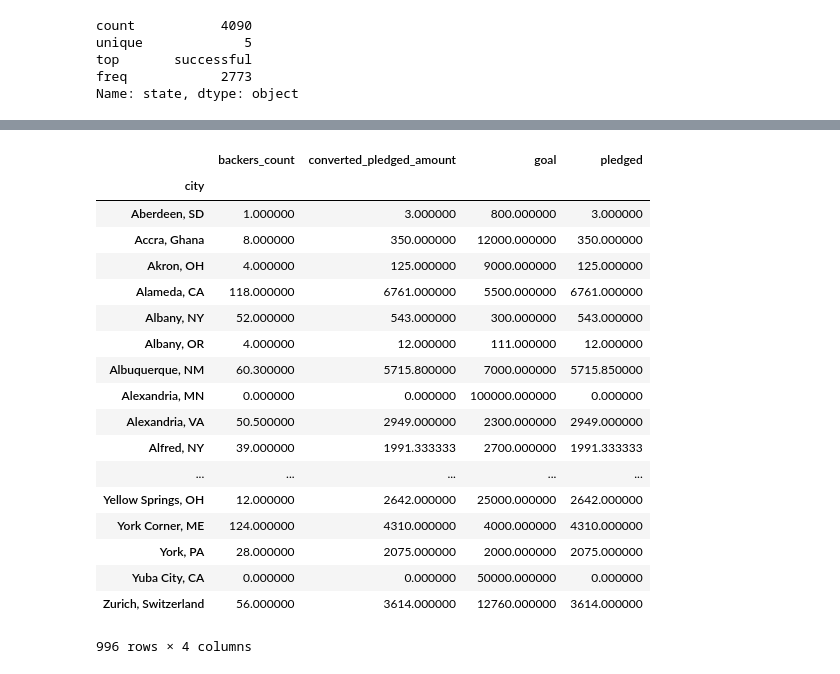
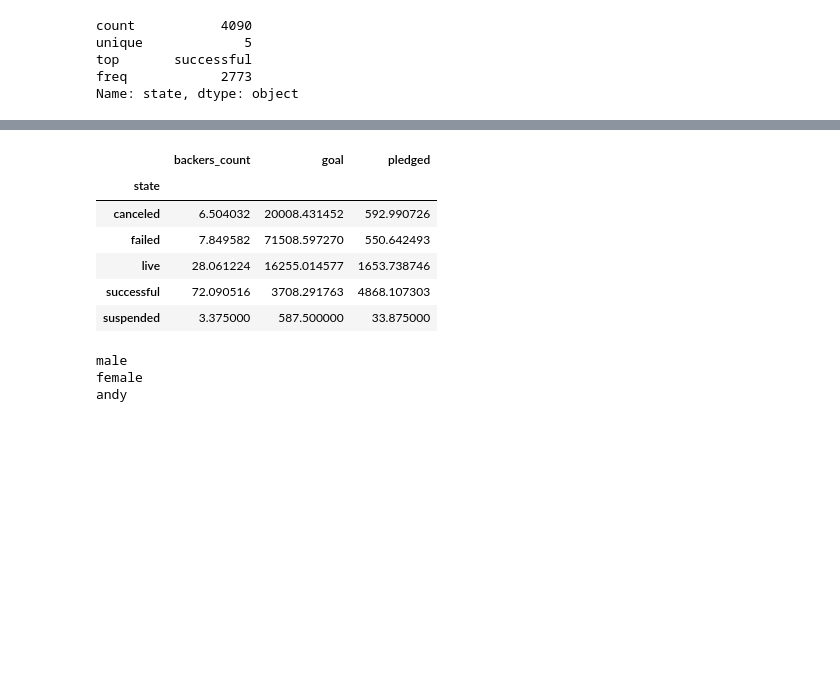
Before and after one commit to fansi-sifan/Kickstarter_survivor, a Jupyter notebook: Kickstarter_survivors.ipynb, the cells around one changed output, grey strips where cells are left out. Drawn from its saved outputs; the diff is of its cells as text; code cells hidden in the pictures; blank space fills up the shorter version.

Commit message:
pivot table

```diff
--- a/Kickstarter_survivors.ipynb
+++ b/Kickstarter_survivors.ipynb
@@ -120,10 +91,8 @@ Name: prep, Length: 4090, dtype: timedelta64[ns]
 # %%
-# keep only US observations
-df_sample = sample_data[sample_data.country == "US"]
-df_sample.info()
-
 # keep selected columns
 col = ['country','backers_count','goal','launched_at','deadline','state_changed_at','state',
        'pledged','city','creator_name','subcat','life','duration','prep']
-df_sample = df_sample[col]
+df_sample = sample_data[col]
+
+df_sample.groupby('city').describe()
 # %% [output]
@@ -170,22 +119,39 @@ df_sample.groupby('city').describe()
 # %%
-pd.pivot_table(df_sample,index=["city"])
+pd.pivot_table(df_sample,index=["state"])
 # %% [output]
-|  | backers_count | converted_pledged_amount | goal | pledged |
-| city |  |  |  |  |
-| Aberdeen, SD | 1.000000 | 3.000000 | 800.000000 | 3.000000 |
-| Accra, Ghana | 8.000000 | 350.000000 | 12000.000000 | 350.000000 |
-| Akron, OH | 4.000000 | 125.000000 | 9000.000000 | 125.000000 |
-| Alameda, CA | 118.000000 | 6761.000000 | 5500.000000 | 6761.000000 |
-| Albany, NY | 52.000000 | 543.000000 | 300.000000 | 543.000000 |
-| Albany, OR | 4.000000 | 12.000000 | 111.000000 | 12.000000 |
-| Albuquerque, NM | 60.300000 | 5715.800000 | 7000.000000 | 5715.850000 |
-| Alexandria, MN | 0.000000 | 0.000000 | 100000.000000 | 0.000000 |
-| Alexandria, VA | 50.500000 | 2949.000000 | 2300.000000 | 2949.000000 |
-| Alfred, NY | 39.000000 | 1991.333333 | 2700.000000 | 1991.333333 |
-| ... | ... | ... | ... | ... |
-| Yellow Springs, OH | 12.000000 | 2642.000000 | 25000.000000 | 2642.000000 |
-| York Corner, ME | 124.000000 | 4310.000000 | 4000.000000 | 4310.000000 |
-| York, PA | 28.000000 | 2075.000000 | 2000.000000 | 2075.000000 |
-| Yuba City, CA | 0.000000 | 0.000000 | 50000.000000 | 0.000000 |
-| Zurich, Switzerland | 56.000000 | 3614.000000 | 12760.000000 | 3614.000000 |
+|  | backers_count | goal | pledged |
+| state |  |  |  |
+| canceled | 6.504032 | 20008.431452 | 592.990726 |
+| failed | 7.849582 | 71508.597270 | 550.642493 |
+| live | 28.061224 | 16255.014577 | 1653.738746 |
+| successful | 72.090516 | 3708.291763 | 4868.107303 |
+| suspended | 3.375000 | 587.500000 | 33.875000 |
-996 rows × 4 columns
+# %%
+# generate gender by first name
+
+
+# STEP 1: name or org?
+from nltk import ne_chunk, word_tokenize, pos_tag
+def ner(text, binary=False):
+    text = pos_tag(word_tokenize(text))
+    return ne_chunk(text, binary=binary)
+
+
+# STEP 2: one or multiple persons?
+
+
+# STEP 3: strip first name
+
+
+# STEP 4: gender
+# https://pypi.org/project/gender-guesser/
+import gender_guesser.detector as gender
+d = gender.Detector()
+# test
+print(d.get_gender(u"Bob"))
+print(d.get_gender(u"Sally"))
+print(d.get_gender(u"Pauley"))
+# %% [output]
+male
+female
+andy
```
Also changed, not shown: parts of 9 cells of this notebook, 1 other file.
